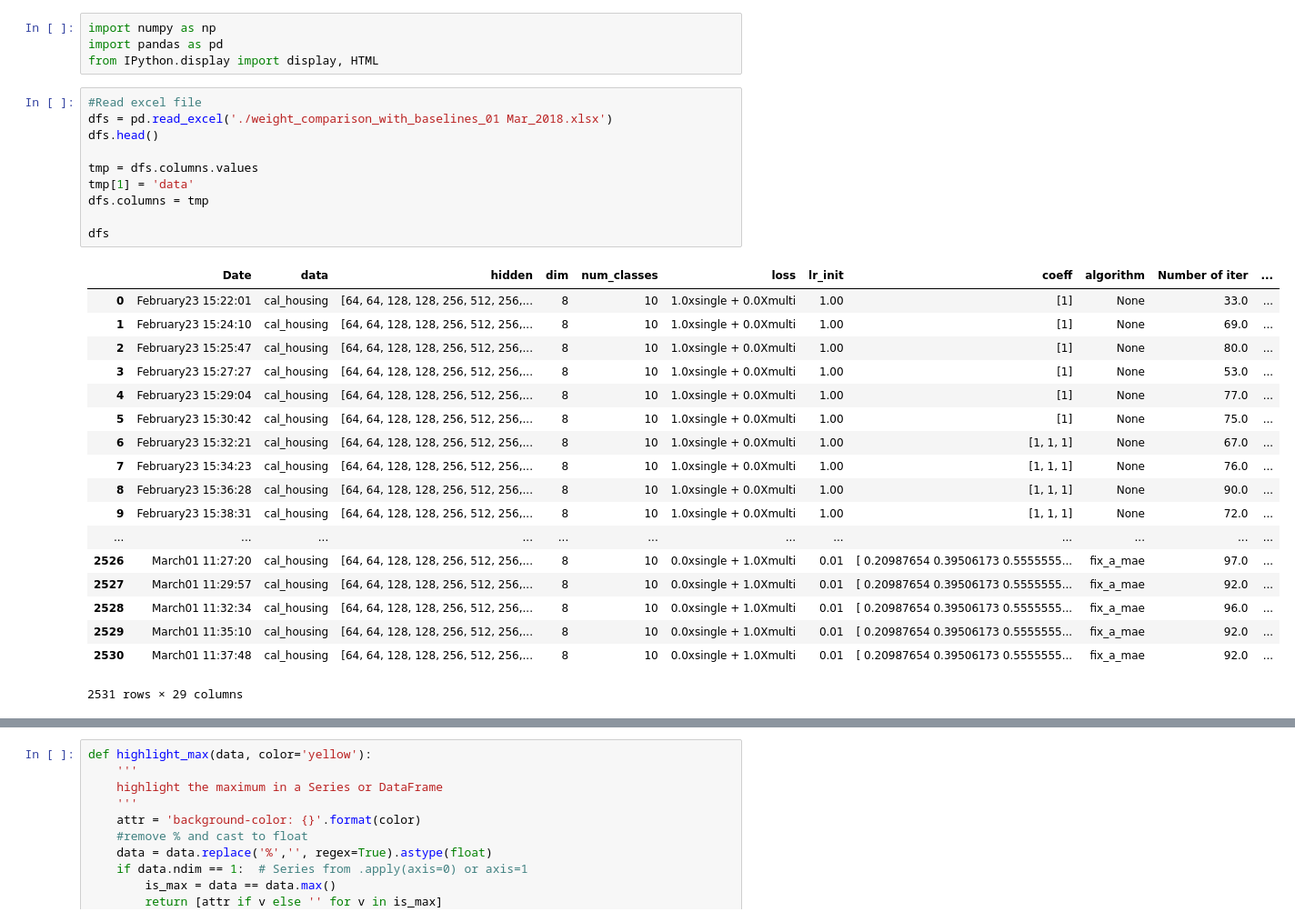
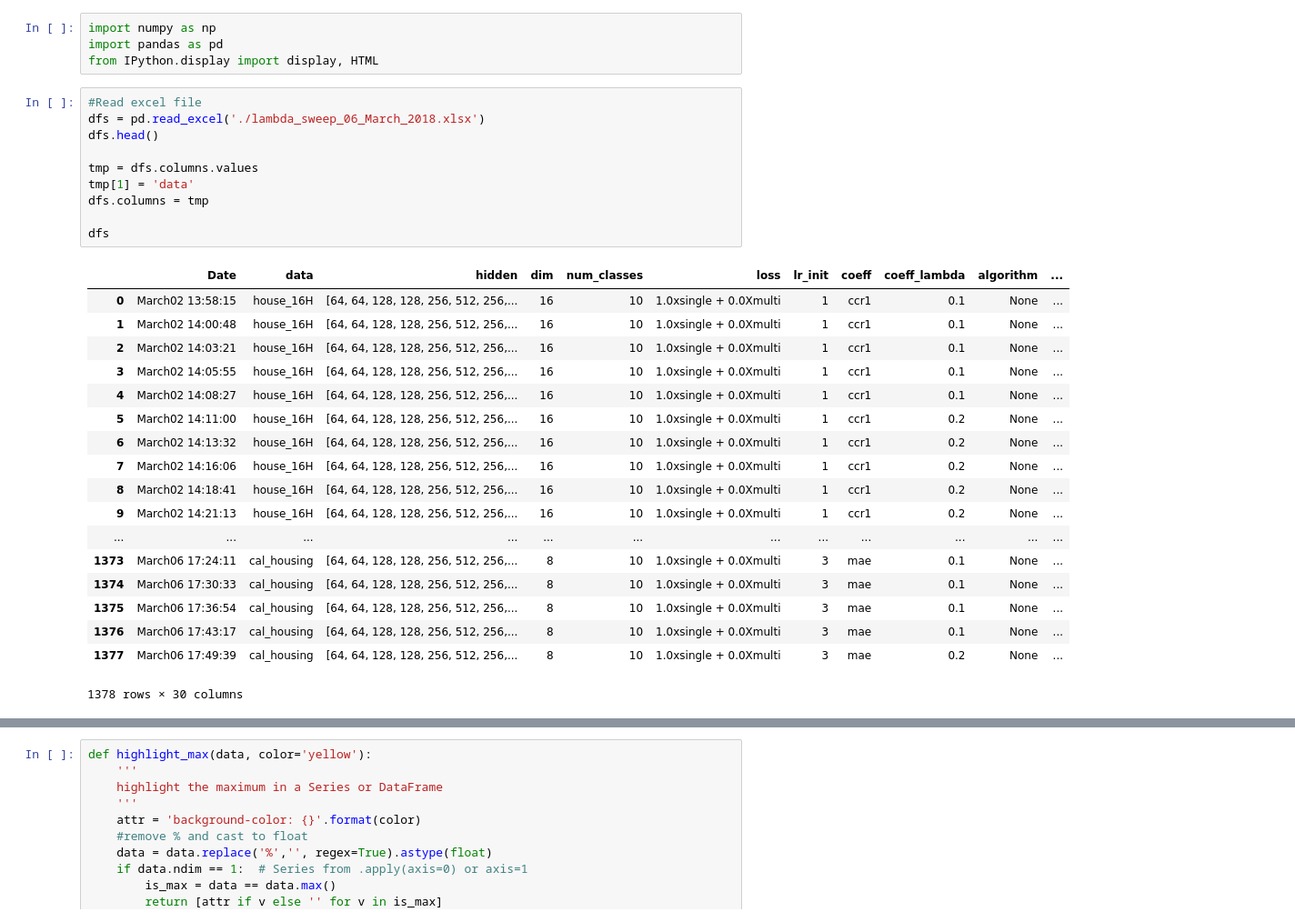
Before and after one commit to ozantezcan/Object-Counting-in-Amazon-Bin-Image-Dataset, a Jupyter notebook: analyze_excel.ipynb, the cells around one changed output, grey strips where cells are left out. Shown: that part at 91% size. Drawn from its saved outputs; the diff is of its cells as text.

```diff
--- a/analyze_excel.ipynb
+++ b/analyze_excel.ipynb
@@ -4,32 +4,32 @@ import pandas as pd
 from IPython.display import display, HTML
 # %%
 #Read excel file
-dfs = pd.read_excel('./weight_comparison_with_baselines_01 Mar_2018.xlsx')
+dfs = pd.read_excel('./lambda_sweep_06_March_2018.xlsx')
 dfs.head()
 
 tmp = dfs.columns.values
 tmp[1] = 'data'
 dfs.columns = tmp
 
 dfs
 # %% [output]
-|  | Date | data | hidden | dim | num_classes | loss | lr_init | coeff | algorithm | Number of iter | ... |
-| 0 | February23 15:22:01 | cal_housing | [64, 64, 128, 128, 256, 512, 256,... | 8 | 10 | 1.0xsingle + 0.0Xmulti | 1.00 | [1] | None | 33.0 | ... |
-| 1 | February23 15:24:10 | cal_housing | [64, 64, 128, 128, 256, 512, 256,... | 8 | 10 | 1.0xsingle + 0.0Xmulti | 1.00 | [1] | None | 69.0 | ... |
-| 2 | February23 15:25:47 | cal_housing | [64, 64, 128, 128, 256, 512, 256,... | 8 | 10 | 1.0xsingle + 0.0Xmulti | 1.00 | [1] | None | 80.0 | ... |
-| 3 | February23 15:27:27 | cal_housing | [64, 64, 128, 128, 256, 512, 256,... | 8 | 10 | 1.0xsingle + 0.0Xmulti | 1.00 | [1] | None | 53.0 | ... |
-| 4 | February23 15:29:04 | cal_housing | [64, 64, 128, 128, 256, 512, 256,... | 8 | 10 | 1.0xsingle + 0.0Xmulti | 1.00 | [1] | None | 77.0 | ... |
-| 5 | February23 15:30:42 | cal_housing | [64, 64, 128, 128, 256, 512, 256,... | 8 | 10 | 1.0xsingle + 0.0Xmulti | 1.00 | [1] | None | 75.0 | ... |
-| 6 | February23 15:32:21 | cal_housing | [64, 64, 128, 128, 256, 512, 256,... | 8 | 10 | 1.0xsingle + 0.0Xmulti | 1.00 | [1, 1, 1] | None | 67.0 | ... |
-| 7 | February23 15:34:23 | cal_housing | [64, 64, 128, 128, 256, 512, 256,... | 8 | 10 | 1.0xsingle + 0.0Xmulti | 1.00 | [1, 1, 1] | None | 76.0 | ... |
-| 8 | February23 15:36:28 | cal_housing | [64, 64, 128, 128, 256, 512, 256,... | 8 | 10 | 1.0xsingle + 0.0Xmulti | 1.00 | [1, 1, 1] | None | 90.0 | ... |
-| 9 | February23 15:38:31 | cal_housing | [64, 64, 128, 128, 256, 512, 256,... | 8 | 10 | 1.0xsingle + 0.0Xmulti | 1.00 | [1, 1, 1] | None | 72.0 | ... |
+|  | Date | data | hidden | dim | num_classes | loss | lr_init | coeff | coeff_lambda | algorithm | ... |
+| 0 | March02 13:58:15 | house_16H | [64, 64, 128, 128, 256, 512, 256,... | 16 | 10 | 1.0xsingle + 0.0Xmulti | 1 | ccr1 | 0.1 | None | ... |
+| 1 | March02 14:00:48 | house_16H | [64, 64, 128, 128, 256, 512, 256,... | 16 | 10 | 1.0xsingle + 0.0Xmulti | 1 | ccr1 | 0.1 | None | ... |
+| 2 | March02 14:03:21 | house_16H | [64, 64, 128, 128, 256, 512, 256,... | 16 | 10 | 1.0xsingle + 0.0Xmulti | 1 | ccr1 | 0.1 | None | ... |
+| 3 | March02 14:05:55 | house_16H | [64, 64, 128, 128, 256, 512, 256,... | 16 | 10 | 1.0xsingle + 0.0Xmulti | 1 | ccr1 | 0.1 | None | ... |
+| 4 | March02 14:08:27 | house_16H | [64, 64, 128, 128, 256, 512, 256,... | 16 | 10 | 1.0xsingle + 0.0Xmulti | 1 | ccr1 | 0.1 | None | ... |
+| 5 | March02 14:11:00 | house_16H | [64, 64, 128, 128, 256, 512, 256,... | 16 | 10 | 1.0xsingle + 0.0Xmulti | 1 | ccr1 | 0.2 | None | ... |
+| 6 | March02 14:13:32 | house_16H | [64, 64, 128, 128, 256, 512, 256,... | 16 | 10 | 1.0xsingle + 0.0Xmulti | 1 | ccr1 | 0.2 | None | ... |
+| 7 | March02 14:16:06 | house_16H | [64, 64, 128, 128, 256, 512, 256,... | 16 | 10 | 1.0xsingle + 0.0Xmulti | 1 | ccr1 | 0.2 | None | ... |
+| 8 | March02 14:18:41 | house_16H | [64, 64, 128, 128, 256, 512, 256,... | 16 | 10 | 1.0xsingle + 0.0Xmulti | 1 | ccr1 | 0.2 | None | ... |
+| 9 | March02 14:21:13 | house_16H | [64, 64, 128, 128, 256, 512, 256,... | 16 | 10 | 1.0xsingle + 0.0Xmulti | 1 | ccr1 | 0.2 | None | ... |
 | ... | ... | ... | ... | ... | ... | ... | ... | ... | ... | ... | ... |
-| 2526 | March01 11:27:20 | cal_housing | [64, 64, 128, 128, 256, 512, 256,... | 8 | 10 | 0.0xsingle + 1.0Xmulti | 0.01 | [ 0.20987654 0.39506173 0.5555555... | fix_a_mae | 97.0 | ... |
-| 2527 | March01 11:29:57 | cal_housing | [64, 64, 128, 128, 256, 512, 256,... | 8 | 10 | 0.0xsingle + 1.0Xmulti | 0.01 | [ 0.20987654 0.39506173 0.5555555... | fix_a_mae | 92.0 | ... |
-| 2528 | March01 11:32:34 | cal_housing | [64, 64, 128, 128, 256, 512, 256,... | 8 | 10 | 0.0xsingle + 1.0Xmulti | 0.01 | [ 0.20987654 0.39506173 0.5555555... | fix_a_mae | 96.0 | ... |
-| 2529 | March01 11:35:10 | cal_housing | [64, 64, 128, 128, 256, 512, 256,... | 8 | 10 | 0.0xsingle + 1.0Xmulti | 0.01 | [ 0.20987654 0.39506173 0.5555555... | fix_a_mae | 92.0 | ... |
-| 2530 | March01 11:37:48 | cal_housing | [64, 64, 128, 128, 256, 512, 256,... | 8 | 10 | 0.0xsingle + 1.0Xmulti | 0.01 | [ 0.20987654 0.39506173 0.5555555... | fix_a_mae | 92.0 | ... |
+| 1373 | March06 17:24:11 | cal_housing | [64, 64, 128, 128, 256, 512, 256,... | 8 | 10 | 1.0xsingle + 0.0Xmulti | 3 | mae | 0.1 | None | ... |
+| 1374 | March06 17:30:33 | cal_housing | [64, 64, 128, 128, 256, 512, 256,... | 8 | 10 | 1.0xsingle + 0.0Xmulti | 3 | mae | 0.1 | None | ... |
+| 1375 | March06 17:36:54 | cal_housing | [64, 64, 128, 128, 256, 512, 256,... | 8 | 10 | 1.0xsingle + 0.0Xmulti | 3 | mae | 0.1 | None | ... |
+| 1376 | March06 17:43:17 | cal_housing | [64, 64, 128, 128, 256, 512, 256,... | 8 | 10 | 1.0xsingle + 0.0Xmulti | 3 | mae | 0.1 | None | ... |
+| 1377 | March06 17:49:39 | cal_housing | [64, 64, 128, 128, 256, 512, 256,... | 8 | 10 | 1.0xsingle + 0.0Xmulti | 3 | mae | 0.2 | None | ... |
-2531 rows × 29 columns
+1378 rows × 30 columns
 # %%
 # map weights and losses
```
Also changed, not shown: parts of 5 cells of this notebook, 2 other files.
